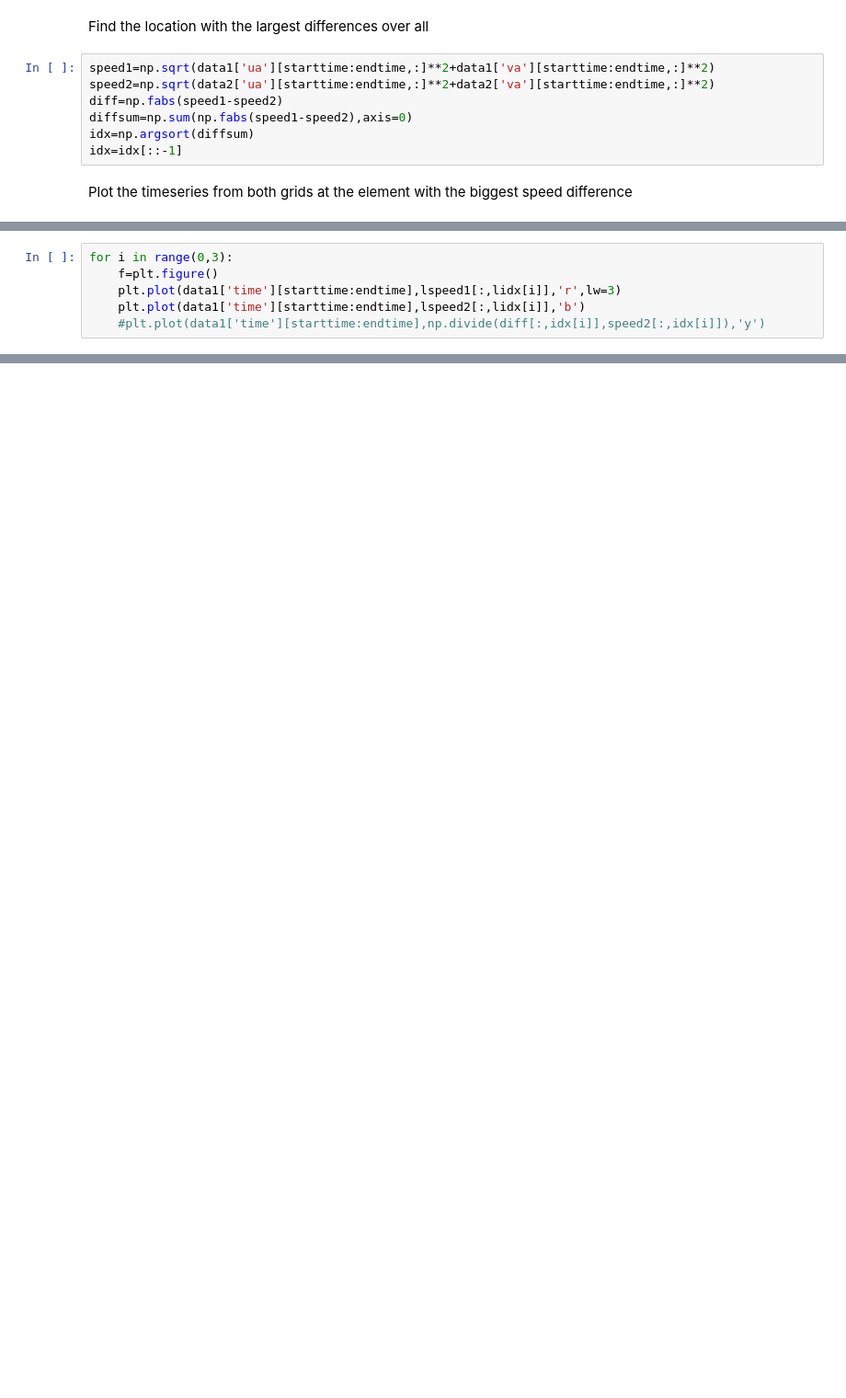
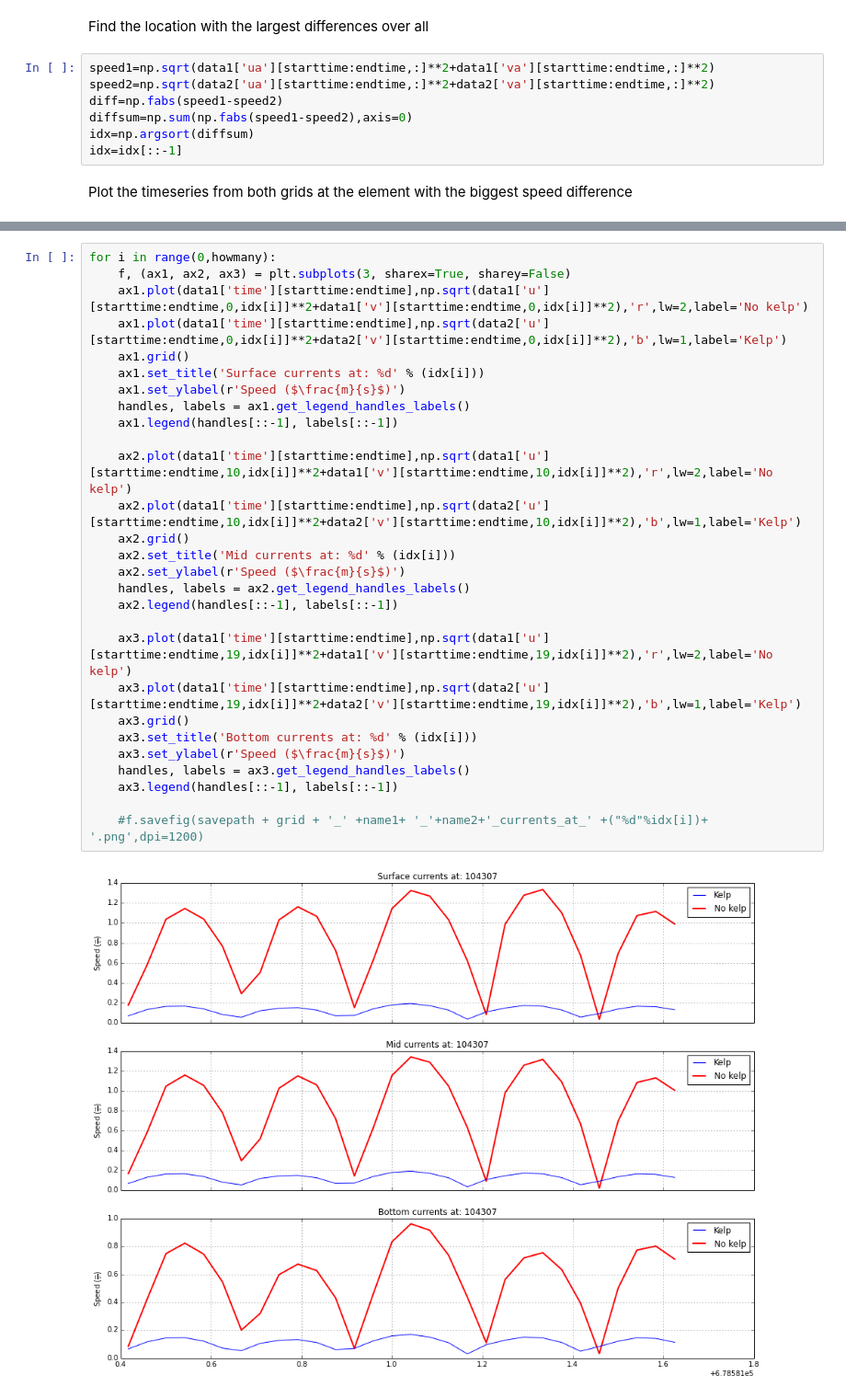
Before and after one commit to moflaher/workspace_python, a Jupyter notebook: kelp_drag_speed_diff.ipynb, the cells around one changed output, grey strips where cells are left out. Shown: that part at 92% size. Drawn from its saved outputs; the diff is of its cells as text; blank space fills up the shorter version.

```diff
--- a/kelp_drag_speed_diff.ipynb
+++ b/kelp_drag_speed_diff.ipynb
@@ -58,6 +51,0 @@ Plot the timeseries from both grids at the element with the biggest speed differ
-# %%
-for i in range(0,3):
-    f=plt.figure()
-    plt.plot(data1['time'][starttime:endtime],lspeed1[:,lidx[i]],'r',lw=3)
-    plt.plot(data1['time'][starttime:endtime],lspeed2[:,lidx[i]],'b')
-    #plt.plot(data1['time'][starttime:endtime],np.divide(diff[:,idx[i]],speed2[:,idx[i]]),'y')
@@ -74,0 +63,30 @@ array([-129.7, -129.5,   52.9,   53.1])
+# %%
+for i in range(0,howmany):
+    f, (ax1, ax2, ax3) = plt.subplots(3, sharex=True, sharey=False)
+    ax1.plot(data1['time'][starttime:endtime],np.sqrt(data1['u'][starttime:endtime,0,idx[i]]**2+data1['v'][starttime:endtime,0,idx[i]]**2),'r',lw=2,label='No kelp')
+    ax1.plot(data1['time'][starttime:endtime],np.sqrt(data2['u'][starttime:endtime,0,idx[i]]**2+data2['v'][starttime:endtime,0,idx[i]]**2),'b',lw=1,label='Kelp')
+    ax1.grid()
+    ax1.set_title('Surface currents at: %d' % (idx[i]))
+    ax1.set_ylabel(r'Speed ($\frac{m}{s}$)')
+    handles, labels = ax1.get_legend_handles_labels()
+    ax1.legend(handles[::-1], labels[::-1])
+
+    ax2.plot(data1['time'][starttime:endtime],np.sqrt(data1['u'][starttime:endtime,10,idx[i]]**2+data1['v'][starttime:endtime,10,idx[i]]**2),'r',lw=2,label='No kelp')
+    ax2.plot(data1['time'][starttime:endtime],np.sqrt(data2['u'][starttime:endtime,10,idx[i]]**2+data2['v'][starttime:endtime,10,idx[i]]**2),'b',lw=1,label='Kelp')
+    ax2.grid()
+    ax2.set_title('Mid currents at: %d' % (idx[i]))
+    ax2.set_ylabel(r'Speed ($\frac{m}{s}$)')
+    handles, labels = ax2.get_legend_handles_labels()
+    ax2.legend(handles[::-1], labels[::-1])
+
+    ax3.plot(data1['time'][starttime:endtime],np.sqrt(data1['u'][starttime:endtime,19,idx[i]]**2+data1['v'][starttime:endtime,19,idx[i]]**2),'r',lw=2,label='No kelp')
+    ax3.plot(data1['time'][starttime:endtime],np.sqrt(data2['u'][starttime:endtime,19,idx[i]]**2+data2['v'][starttime:endtime,19,idx[i]]**2),'b',lw=1,label='Kelp')
+    ax3.grid()
+    ax3.set_title('Bottom currents at: %d' % (idx[i]))
+    ax3.set_ylabel(r'Speed ($\frac{m}{s}$)')
+    handles, labels = ax3.get_legend_handles_labels()
+    ax3.legend(handles[::-1], labels[::-1])
+
+    #f.savefig(savepath + grid + '_' +name1+ '_'+name2+'_currents_at_' +("%d"%idx[i])+ '.png',dpi=1200)
+# %% [output]
+[figure, added]
```
Also changed, not shown: parts of 10 cells of this notebook, 6 other files.
